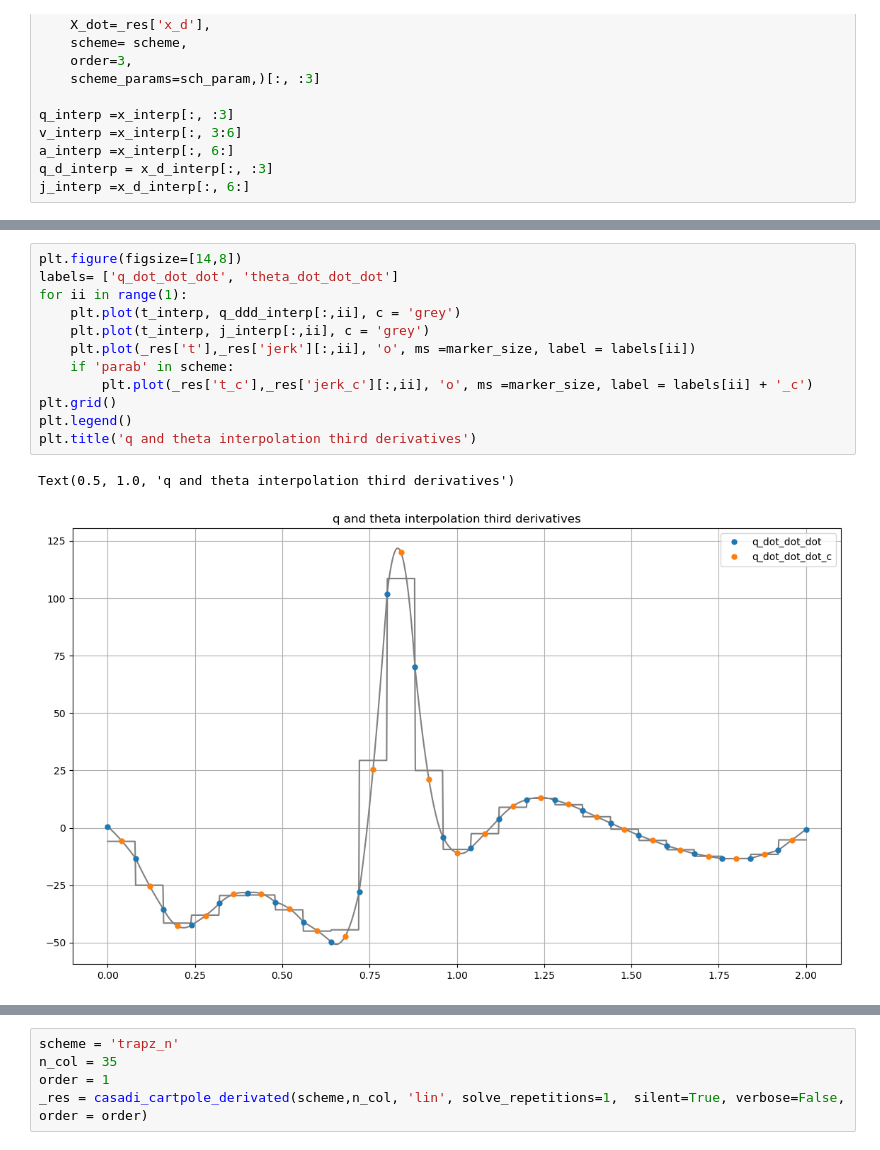
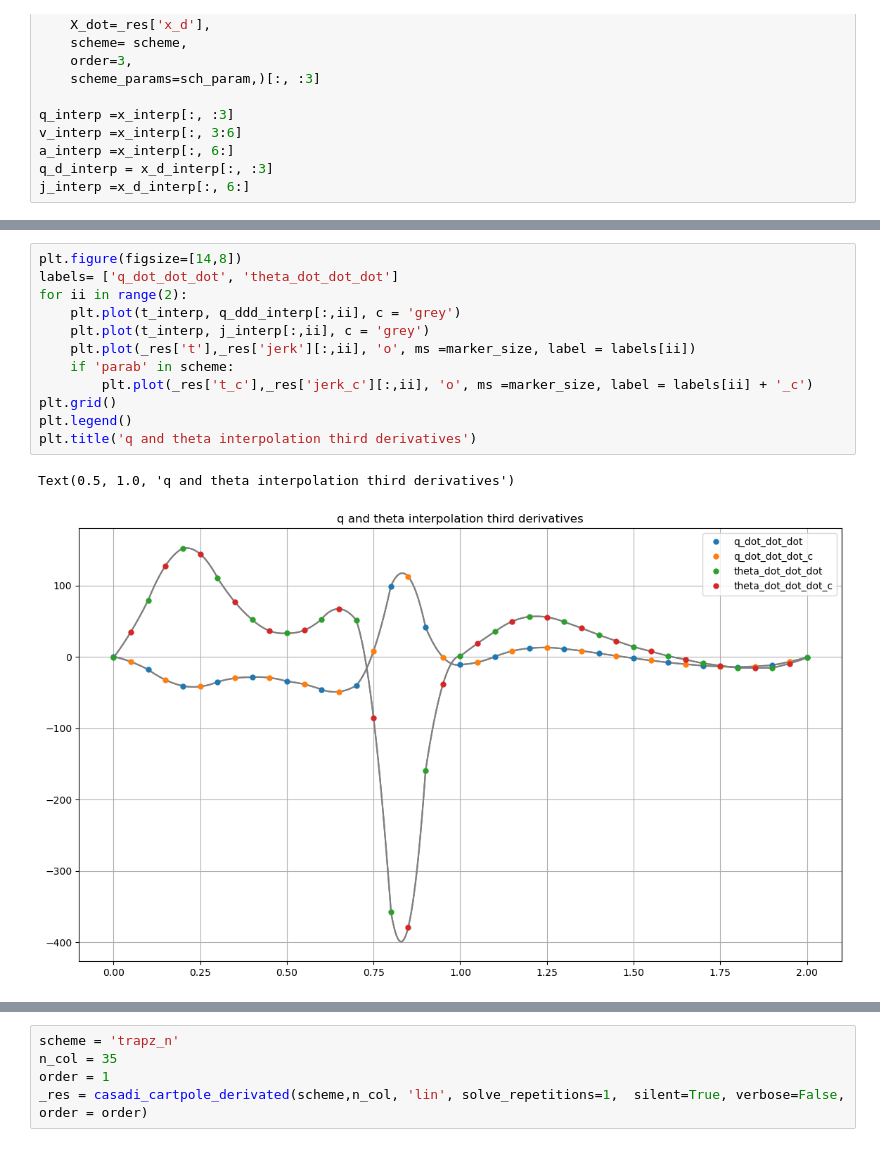
Before and after one commit to AunSiro/Cosejas_IRI, a Jupyter notebook: Casadi/Cartpole-derivated-all-schemes.ipynb, the cells around one changed output, grey strips where cells are left out. Drawn from its saved outputs; the diff is of its cells as text.

```diff
--- a/Casadi/Cartpole-derivated-all-schemes.ipynb
+++ b/Casadi/Cartpole-derivated-all-schemes.ipynb
@@ -588,18 +641,18 @@ Text(0.5, 1.0, 'q and theta interpolation second derivatives')
 # %%
 plt.figure(figsize=[14,8])
 labels= ['q_dot_dot_dot', 'theta_dot_dot_dot']
-for ii in range(1):
+for ii in range(2):
     plt.plot(t_interp, q_ddd_interp[:,ii], c = 'grey')
     plt.plot(t_interp, j_interp[:,ii], c = 'grey')
     plt.plot(_res['t'],_res['jerk'][:,ii], 'o', ms =marker_size, label = labels[ii])
     if 'parab' in scheme:
         plt.plot(_res['t_c'],_res['jerk_c'][:,ii], 'o', ms =marker_size, label = labels[ii] + '_c')
 plt.grid()
 plt.legend()
 plt.title('q and theta interpolation third derivatives')
 # %% [output]
 Text(0.5, 1.0, 'q and theta interpolation third derivatives')
-[figure, old version]
+[figure, new version]
 # %%
 plt.figure(figsize=[14,8])
 for ii in [2]:
```
Also changed, not shown: parts of 34 cells of this notebook, 5 other files.
